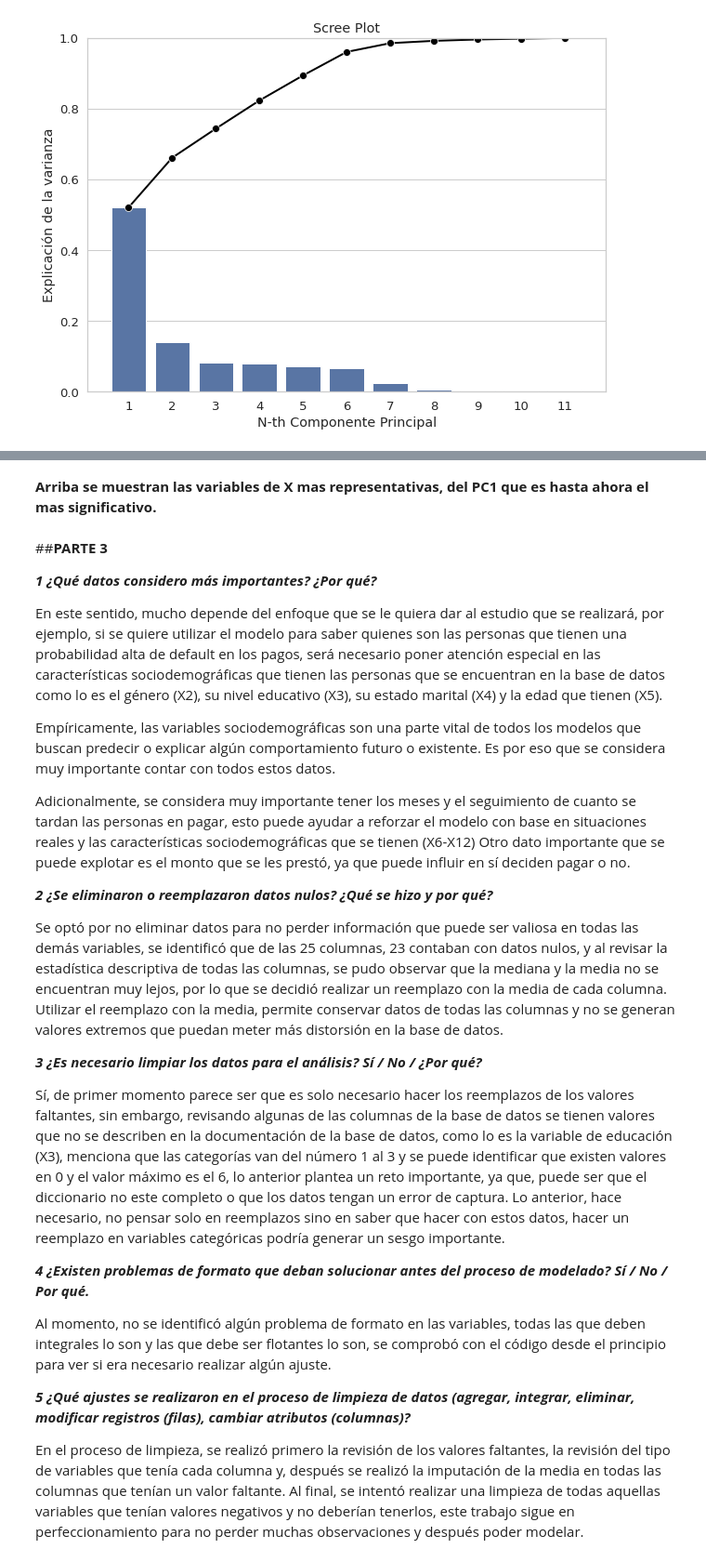
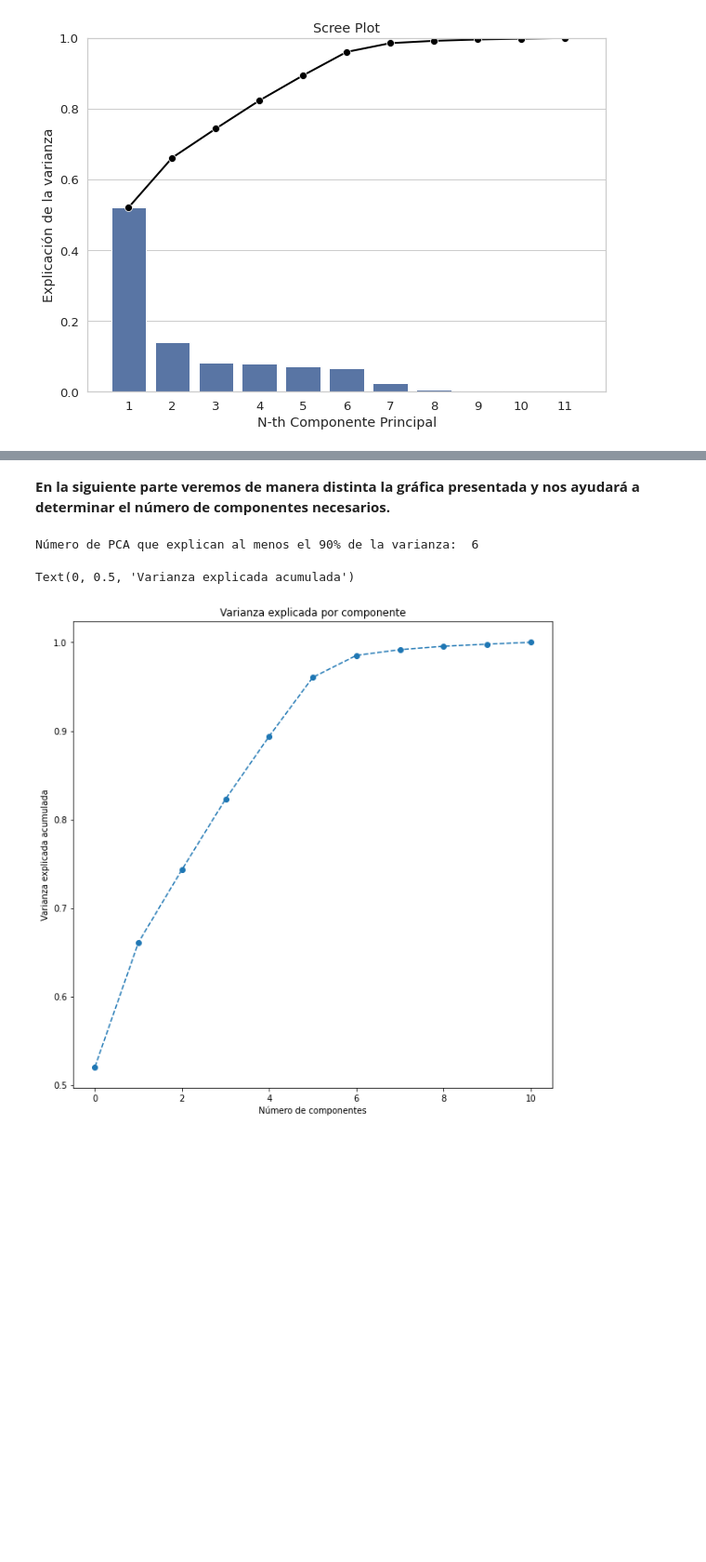
Before and after one commit to PosgradoMNA/actividades-del-projecto-equipo-118, a Jupyter notebook: Equipo118_Tarea2_Modulo3.ipynb, the cells around one changed output, grey strips where cells are left out. Shown at 93% size. Cells and saved outputs as stored; diff of their text form; code cells hidden in the pictures; blank space fills up the shorter version.

```diff
--- a/Equipo118_Tarea2_Modulo3.ipynb
+++ b/Equipo118_Tarea2_Modulo3.ipynb
@@ -442,36 +394,35 @@ Name: PC1, dtype: float64
-# %% [markdown]
-**Arriba se muestran las variables de X mas representativas, del PC1 que es hasta ahora el mas significativo.**
-# %% [markdown]
-##**PARTE 3**
-
-***1	¿Qué datos considero más importantes? ¿Por qué?***
-
-En este sentido, mucho depende del enfoque que se le quiera dar al estudio que se realizará, por ejemplo, si se quiere utilizar el modelo para saber quienes son las personas que tienen una probabilidad alta de default en los pagos, será necesario poner atención especial en las características sociodemográficas que tienen las personas que se encuentran en la base de datos como lo es el género (X2), su nivel educativo (X3), su estado marital (X4) y la edad que tienen (X5).
-
-Empíricamente, las variables sociodemográficas son una parte vital de todos los modelos que buscan predecir o explicar algún comportamiento futuro o existente. Es por eso que se considera muy importante contar con todos estos datos.
-
-Adicionalmente, se considera muy importante tener los meses y el seguimiento de cuanto se tardan las personas en pagar, esto puede ayudar a reforzar el modelo con base en situaciones reales y las características sociodemográficas que se tienen (X6-X12)
-Otro dato importante que se puede explotar es el monto que se les prestó, ya que puede influir en sí deciden pagar o no.
-
-
-***2	¿Se eliminaron o reemplazaron datos nulos? ¿Qué se hizo y por qué?***
-
-Se optó por no eliminar datos para no perder información que puede ser valiosa en todas las demás variables, se identificó que de las 25 columnas, 23 contaban con datos nulos, y al revisar la estadística descriptiva de todas las columnas, se pudo observar que la mediana y la media no se encuentran muy lejos, por lo que se decidió realizar un reemplazo con la media de cada columna.
-Utilizar el reemplazo con la media, permite conservar datos de todas las columnas y no se generan valores extremos que puedan meter más distorsión en la base de datos.
-
-
-***3	¿Es necesario limpiar los datos para el análisis? Sí / No / ¿Por qué?***
-
-Sí, de primer momento parece ser que es solo necesario hacer los reemplazos de los valores faltantes, sin embargo, revisando algunas de las columnas de la base de datos se tienen valores que no se describen en la documentación de la base de datos, como lo es la variable de educación (X3), menciona que las categorías van del número 1 al 3 y se puede identificar que existen valores en 0 y el valor máximo es el 6, lo anterior plantea un reto importante, ya que, puede ser que el diccionario no este completo o que los datos tengan un error de captura.
-Lo anterior, hace necesario, no pensar solo en reemplazos sino en saber que hacer con estos datos, hacer un reemplazo en variables categóricas podría generar un sesgo importante.
-
-
-***4	¿Existen problemas de formato que deban solucionar antes del proceso de modelado? Sí / No / Por qué.***
-
-Al momento, no se identificó algún problema de formato en las variables, todas las que deben integrales lo son y las que debe ser flotantes lo son, se comprobó con el código desde el principio para ver si era necesario realizar algún ajuste.
-
-
-***5	¿Qué ajustes se realizaron en el proceso de limpieza de datos (agregar, integrar, eliminar, modificar registros (filas), cambiar atributos (columnas)?***
-
-En el proceso de limpieza, se realizó primero la revisión de los valores faltantes, la revisión del tipo de variables que tenía cada columna y, después se realizó la imputación de la media en todas las columnas que tenían un valor faltante.
-Al final, se intentó realizar una limpieza de todas aquellas variables que tenían valores negativos y no deberían tenerlos, este trabajo sigue en perfeccionamiento para no perder muchas observaciones y después poder modelar.
+# %% [markdown]
+**En la siguiente parte veremos de manera distinta la gráfica presentada y nos ayudará a determinar el número de componentes necesarios.**
+# %%
+from sklearn.decomposition import PCA
+#Se define el número de PCA a generar
+n=scaled_df.shape[1]
+
+#encontrando los PCA
+pca = PCA(n_components=n, random_state=1)
+data_pca1 = pd.DataFrame(pca.fit_transform(scaled_df))
+
+#varianza explicada por cada PCA
+exp_var = pca.explained_variance_ratio_
+
+
+# número mínimo de componentes que explican el 90% de la varianza
+sum = 0
+for ix, i in enumerate(exp_var):
+  sum = sum + i
+  if(sum>0.90):
+    print("Número de PCA que explican al menos el 90% de la varianza: ", ix+1)
+    break
+# %% [output]
+Número de PCA que explican al menos el 90% de la varianza:  6
+# %%
+import matplotlib.pyplot as plt
+# gráfica de la varianza explicada por componente
+plt.figure(figsize = (10,10))
+plt.plot(range(0,11), exp_var.cumsum(), marker = 'o', linestyle = '--')
+plt.title("Varianza explicada por componente")
+plt.xlabel("Número de componentes")
+plt.ylabel("Varianza explicada acumulada")
+# %% [output]
+Text(0, 0.5, 'Varianza explicada acumulada')
+[figure, added]
```
Also changed, not shown: parts of 14 cells of this notebook.
